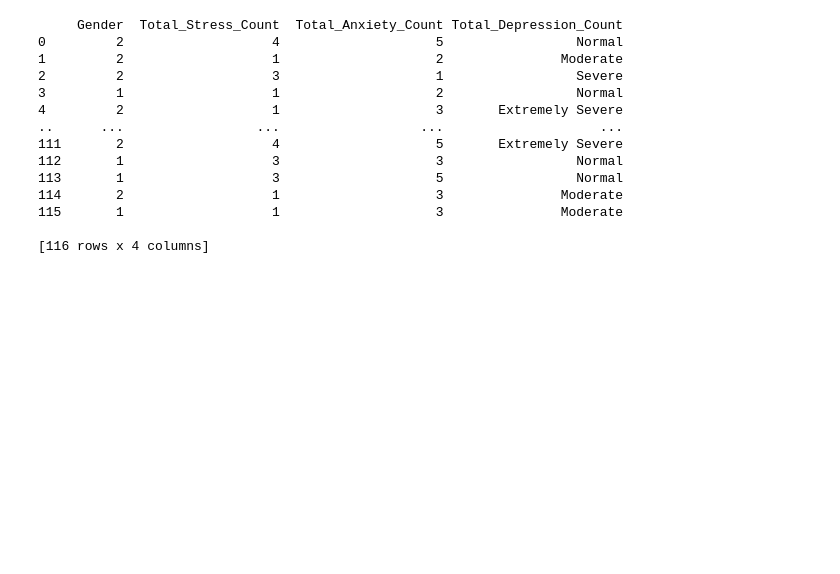
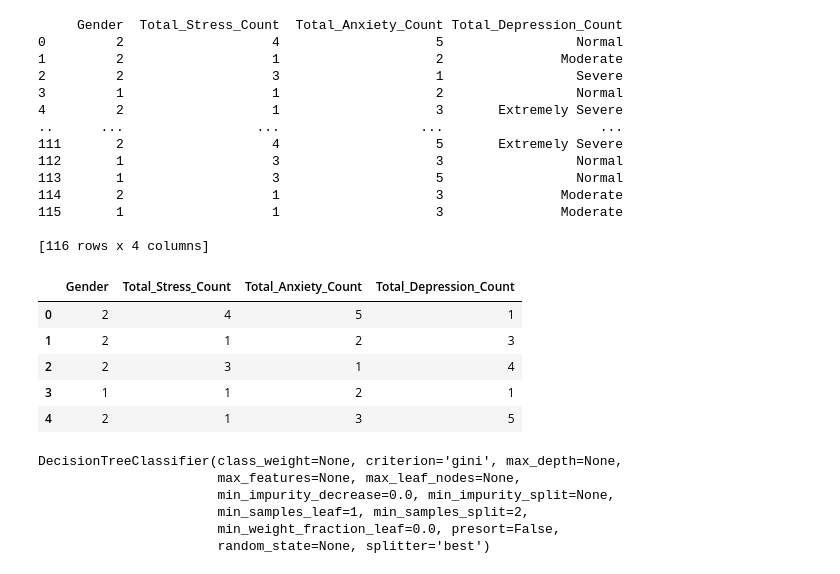
Before and after one commit to Anmol-dot-cyber/Data_Science_Projects, a Jupyter notebook: Stress_Anxiety_Depression_Python/Python_SAD_Project .ipynb, the cells around one changed output. Drawn from its saved outputs; the diff is of its cells as text; code cells hidden in the pictures; blank space fills up the shorter version.

```diff
--- a/Stress_Anxiety_Depression_Python/Python_SAD_Project .ipynb
+++ b/Stress_Anxiety_Depression_Python/Python_SAD_Project .ipynb
@@ -316,3 +316,16 @@ print(Train_ld)
 115       1                   1                    3               Moderate
 
 [116 rows x 4 columns]
+# %%
+Depression_Count = {'Normal': 1,'Mild': 2,'Moderate': 3,'Severe': 4,'Extremely Severe': 5}
+# %%
+Train_ld.Total_Depression_Count = [Depression_Count[item] for item in Train_ld.Total_Depression_Count]
+# %%
+Train_ld.head()
+# %% [output]
+|  | Gender | Total_Stress_Count | Total_Anxiety_Count | Total_Depression_Count |
+| 0 | 2 | 4 | 5 | 1 |
+| 1 | 2 | 1 | 2 | 3 |
+| 2 | 2 | 3 | 1 | 4 |
+| 3 | 1 | 1 | 2 | 1 |
+| 4 | 2 | 1 | 3 | 5 |
@@ -318,0 +339,10 @@ print(Train_ld)
+# %%
+D_T = DecisionTreeClassifier()
+D_T.fit(x_train,y_train)
+# %% [output]
+DecisionTreeClassifier(class_weight=None, criterion='gini', max_depth=None,
+                       max_features=None, max_leaf_nodes=None,
+                       min_impurity_decrease=0.0, min_impurity_split=None,
+                       min_samples_leaf=1, min_samples_split=2,
+                       min_weight_fraction_leaf=0.0, presort=False,
+                       random_state=None, splitter='best')
```
Also changed, not shown: parts of 6 cells of this notebook.
